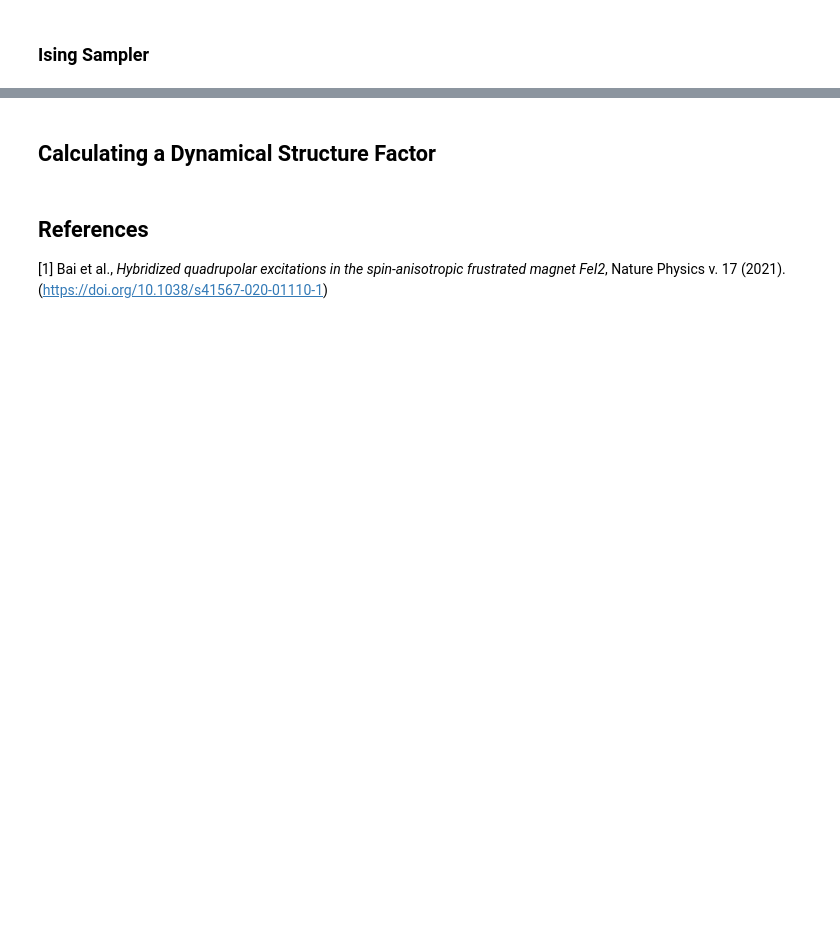
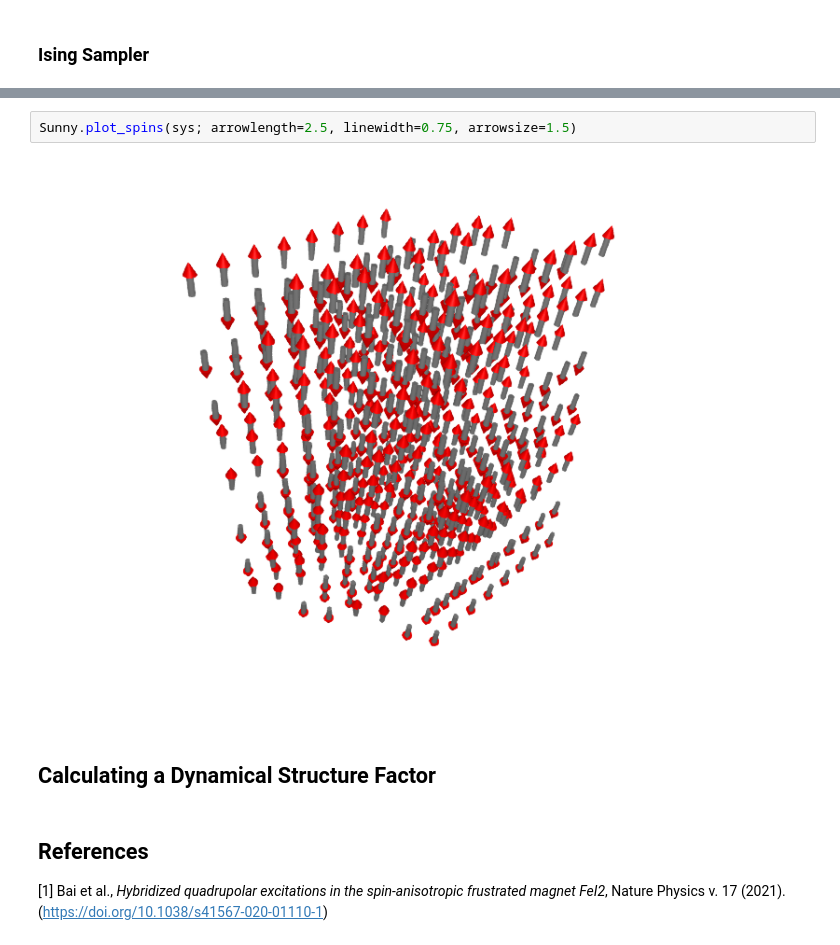
Before and after one commit to mourigal/SunnyTutorials, a Jupyter notebook: tutorials/FeI2_tutorial.ipynb, the cells around one changed output, grey strips where cells are left out. Saved outputs shown, nothing was run; the diff lists cells and outputs as text; blank space fills up the shorter version.

```diff
--- a/tutorials/FeI2_tutorial.ipynb
+++ b/tutorials/FeI2_tutorial.ipynb
@@ -246,3 +386,7 @@ It is possible to formulate an Langevin equation with the classical SU(N) dynami
+# %%
+Sunny.plot_spins(sys; arrowlength=2.5, linewidth=0.75, arrowsize=1.5)
+# %% [output]
+[figure, added]
 # %% [markdown]
 ## Calculating a Dynamical Structure Factor
 # %% [markdown]
```
Also changed, not shown: parts of 31 cells of this notebook.
